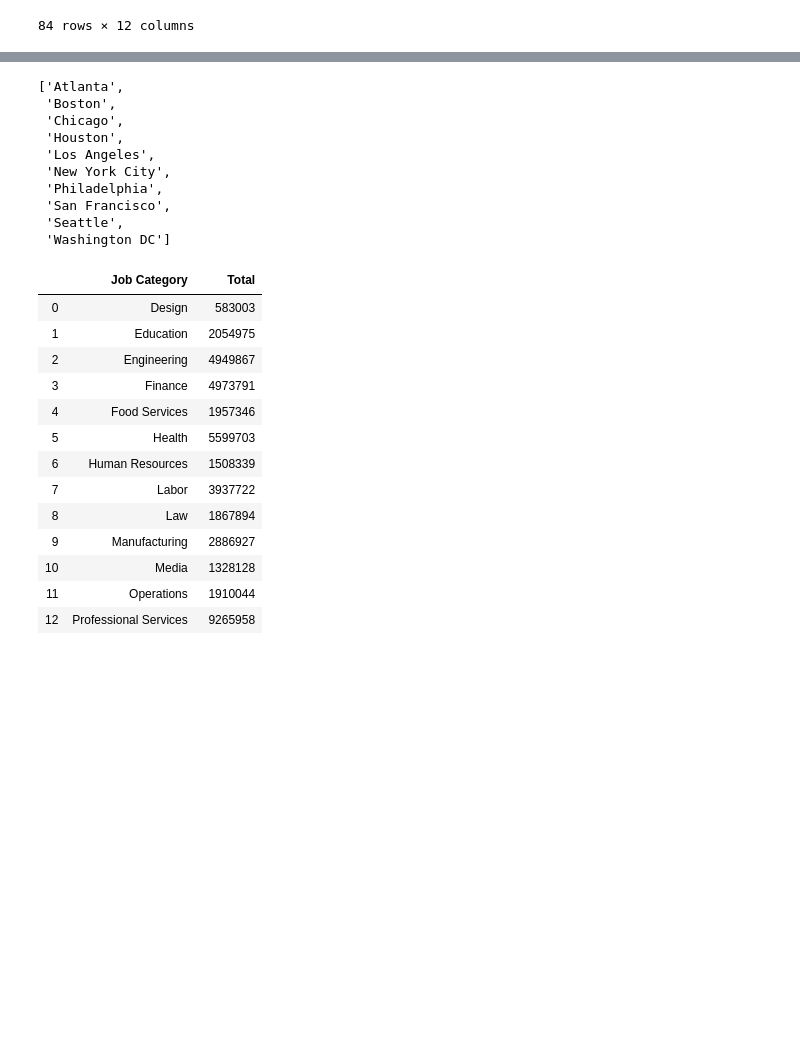
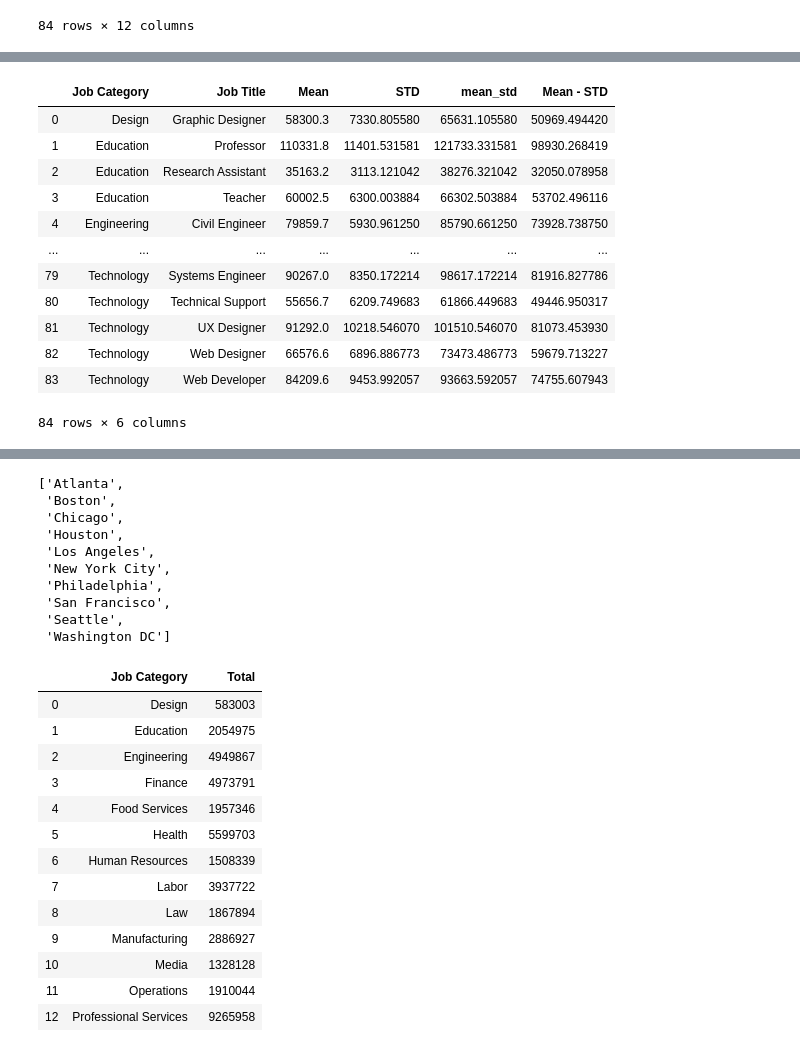
Before and after one commit to exrishu/iPython-exercises, a Jupyter notebook: GlassDoor/Glasdoor_data.ipynb, the cells around one changed output, grey strips where cells are left out. Cells and saved outputs as stored; diff of their text form; code cells hidden in the pictures; blank space fills up the shorter version.

```diff
--- a/GlassDoor/Glasdoor_data.ipynb
+++ b/GlassDoor/Glasdoor_data.ipynb
@@ -45,0 +67,7 @@ df
+# %%
+col = ['Job Category','Job Title','Atlanta' , 'Boston' , 'Chicago' , 'Houston' , 'Los Angeles' , 'New York City' , 'Philadelphia' , 'San Francisco' , 'Seattle','Washington DC']
+df_std = df[col]
+df_std['STD']= df_std.std(axis =1)
+col_koop = ['STD']
+df_std = df_std[col_koop]
+df_std
@@ -45,0 +88,4 @@ df
+# %%
+df_me_st = df_mean.join(df_std)
+df_me_st['mean+std'] = df_me_st.sum(axis = 1)
+df_me_st.head(10)
@@ -45,0 +104,2 @@ df
+# %%
+df_me_st['Mean - STD'] = df_me_st['Mean']-df_me_st['STD']
@@ -45,0 +136,4 @@ df
+# %%
+col_jobcat= ['Job Category','Job Title']
+df_jobcat = df[col_jobcat]
+df_jobcat
@@ -45,0 +154,17 @@ df
+# %%
+dfmeasnstdjob = df_jobcat.join(df_me_st)
+dfmeasnstdjob
+# %% [output]
+|  | Job Category | Job Title | Mean | STD | mean_std | Mean - STD |
+| 0 | Design | Graphic Designer | 58300.3 | 7330.805580 | 65631.105580 | 50969.494420 |
+| 1 | Education | Professor | 110331.8 | 11401.531581 | 121733.331581 | 98930.268419 |
+| 2 | Education | Research Assistant | 35163.2 | 3113.121042 | 38276.321042 | 32050.078958 |
+| 3 | Education | Teacher | 60002.5 | 6300.003884 | 66302.503884 | 53702.496116 |
+| 4 | Engineering | Civil Engineer | 79859.7 | 5930.961250 | 85790.661250 | 73928.738750 |
+| ... | ... | ... | ... | ... | ... | ... |
+| 79 | Technology | Systems Engineer | 90267.0 | 8350.172214 | 98617.172214 | 81916.827786 |
+| 80 | Technology | Technical Support | 55656.7 | 6209.749683 | 61866.449683 | 49446.950317 |
+| 81 | Technology | UX Designer | 91292.0 | 10218.546070 | 101510.546070 | 81073.453930 |
+| 82 | Technology | Web Designer | 66576.6 | 6896.886773 | 73473.486773 | 59679.713227 |
+| 83 | Technology | Web Developer | 84209.6 | 9453.992057 | 93663.592057 | 74755.607943 |
+84 rows × 6 columns
```
Also changed, not shown: parts of 9 cells of this notebook, 1 other file.
